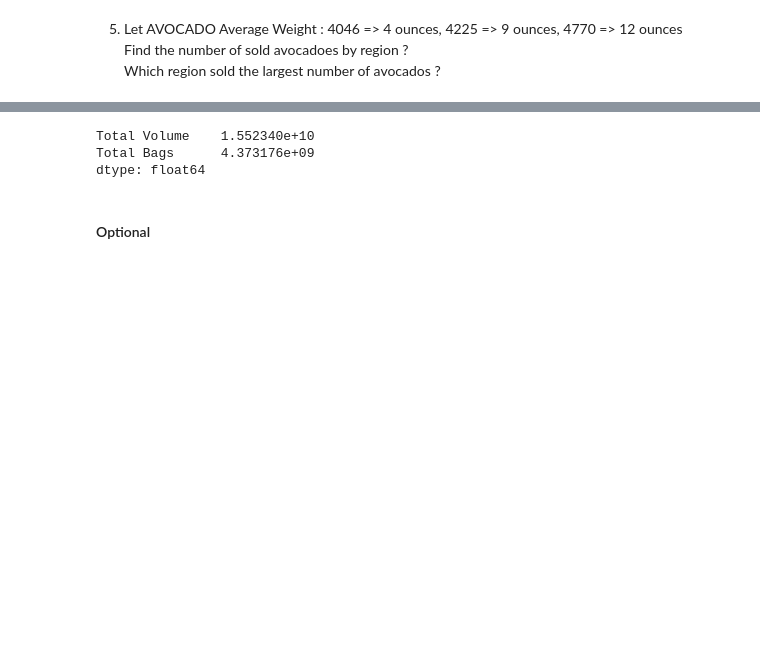
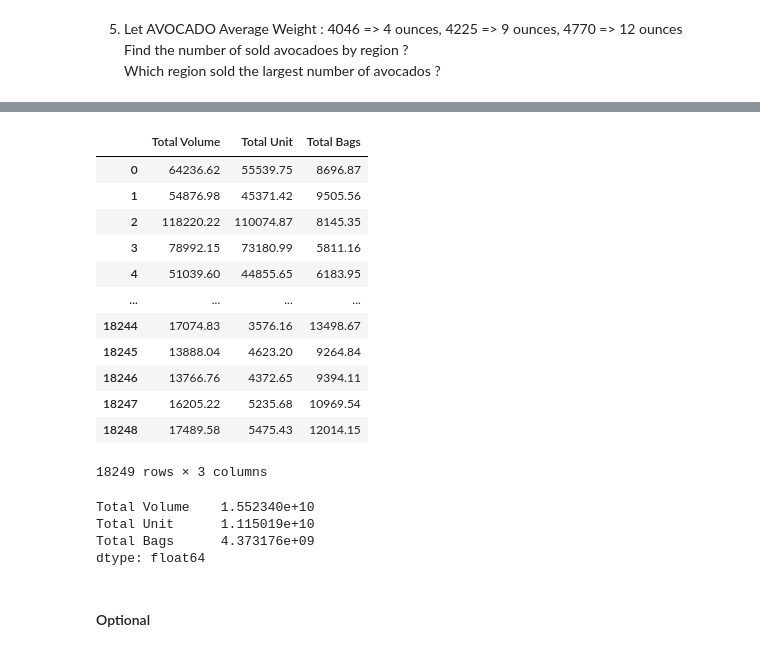
Before and after one commit to PimchanokD/Homework6-AVOCADO, a Jupyter notebook: HW06 Avocado.ipynb, the cells around one changed output, grey strips where cells are left out. Saved outputs shown, nothing was run; the diff lists cells and outputs as text; code cells hidden in the pictures; blank space fills up the shorter version.

```diff
--- a/HW06 Avocado.ipynb
+++ b/HW06 Avocado.ipynb
@@ -202,7 +197,24 @@ df[['Total Volume','Total Bags']]
+# %%
+df[['Total Volume','Total Unit','Total Bags']]
+# %% [output]
+|  | Total Volume | Total Unit | Total Bags |
+| 0 | 64236.62 | 55539.75 | 8696.87 |
+| 1 | 54876.98 | 45371.42 | 9505.56 |
+| 2 | 118220.22 | 110074.87 | 8145.35 |
+| 3 | 78992.15 | 73180.99 | 5811.16 |
+| 4 | 51039.60 | 44855.65 | 6183.95 |
+| ... | ... | ... | ... |
+| 18244 | 17074.83 | 3576.16 | 13498.67 |
+| 18245 | 13888.04 | 4623.20 | 9264.84 |
+| 18246 | 13766.76 | 4372.65 | 9394.11 |
+| 18247 | 16205.22 | 5235.68 | 10969.54 |
+| 18248 | 17489.58 | 5475.43 | 12014.15 |
+18249 rows × 3 columns
 # %%
-df[['Total Volume','Total Bags']].sum()
+df[['Total Volume','Total Unit','Total Bags']].sum()
 # %% [output]
 Total Volume    1.552340e+10
+Total Unit      1.115019e+10
 Total Bags      4.373176e+09
 dtype: float64
 # %% [markdown]
```
Also changed, not shown: parts of 28 cells of this notebook.
